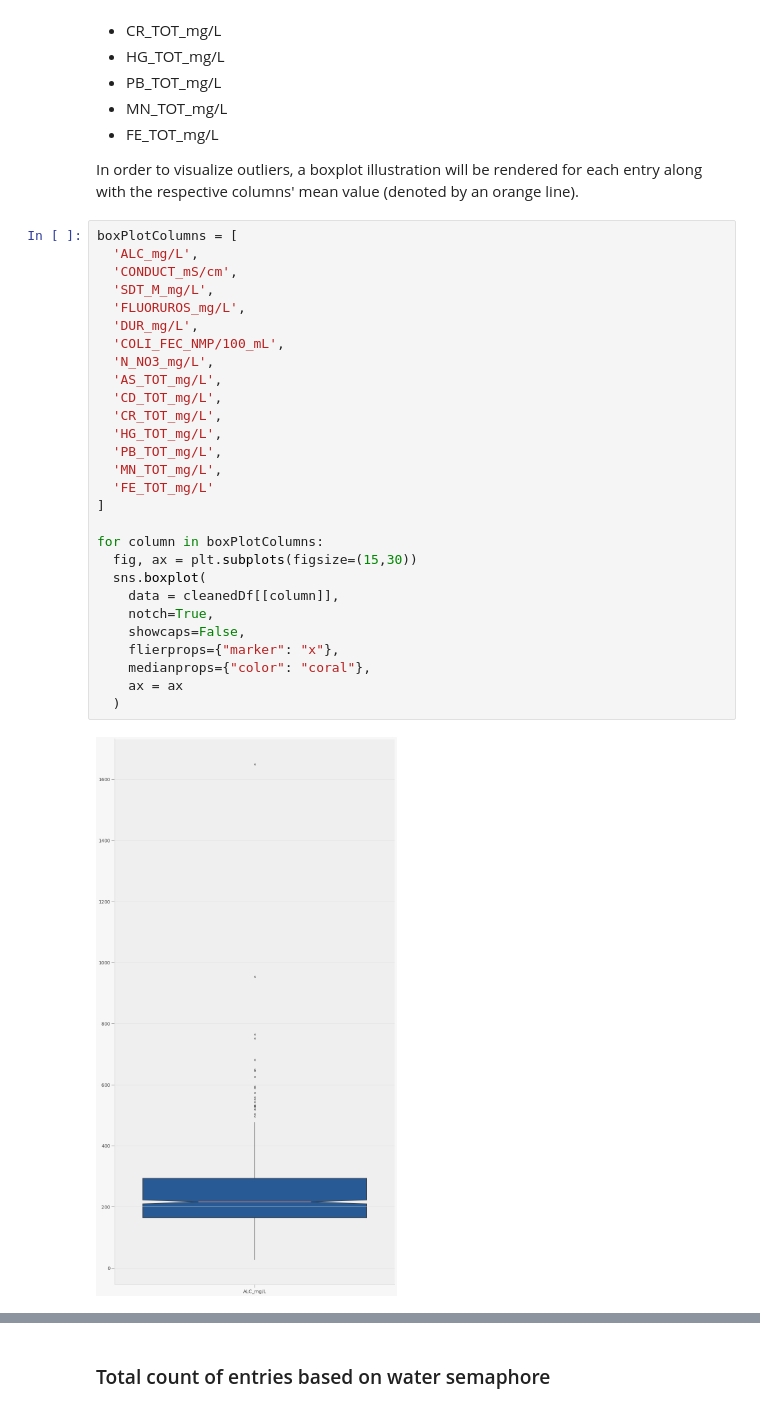
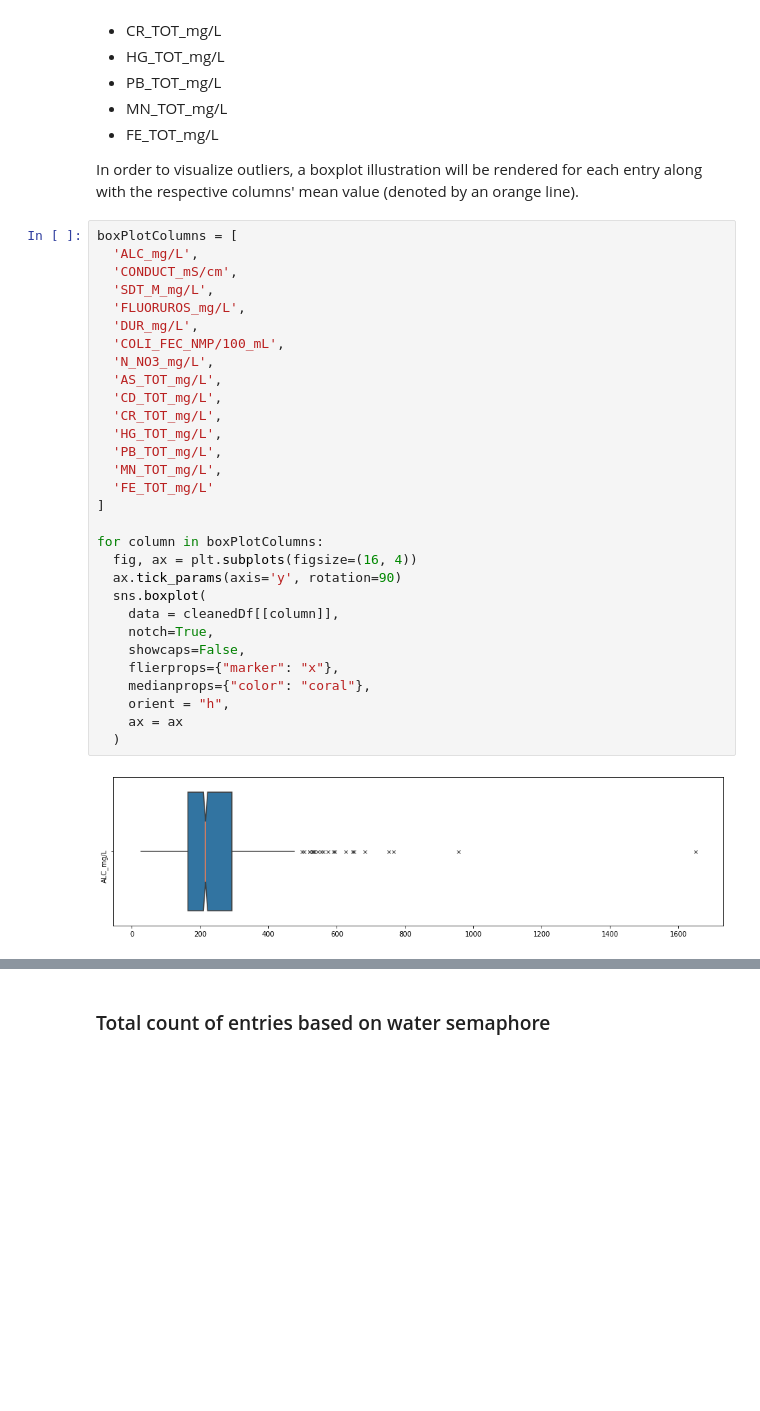
Before and after one commit to angelsalazar/MNA_Challenge, a Jupyter notebook: Challenge_1.ipynb, the cells around one changed output, grey strips where cells are left out. Cells and saved outputs as stored; diff of their text form; blank space fills up the shorter version.

```diff
--- a/Challenge_1.ipynb
+++ b/Challenge_1.ipynb
@@ -375,30 +375,32 @@ In order to visualize outliers, a boxplot illustration will be rendered for each
 # %%
 boxPlotColumns = [
   'ALC_mg/L',
   'CONDUCT_mS/cm',
   'SDT_M_mg/L',
   'FLUORUROS_mg/L',
   'DUR_mg/L',
   'COLI_FEC_NMP/100_mL',
   'N_NO3_mg/L',
   'AS_TOT_mg/L',
   'CD_TOT_mg/L',
   'CR_TOT_mg/L',
   'HG_TOT_mg/L',
   'PB_TOT_mg/L',
   'MN_TOT_mg/L',
   'FE_TOT_mg/L'
 ]
 
 for column in boxPlotColumns:
-  fig, ax = plt.subplots(figsize=(15,30))
+  fig, ax = plt.subplots(figsize=(16, 4))
+  ax.tick_params(axis='y', rotation=90)
   sns.boxplot(
     data = cleanedDf[[column]],
     notch=True,
     showcaps=False,
     flierprops={"marker": "x"},
     medianprops={"color": "coral"},
+    orient = "h",
     ax = ax
   )
 # %% [output]
-[figure, old version]
+[figure, new version]
```
Also changed, not shown: parts of 20 cells of this notebook, 1 other file.
